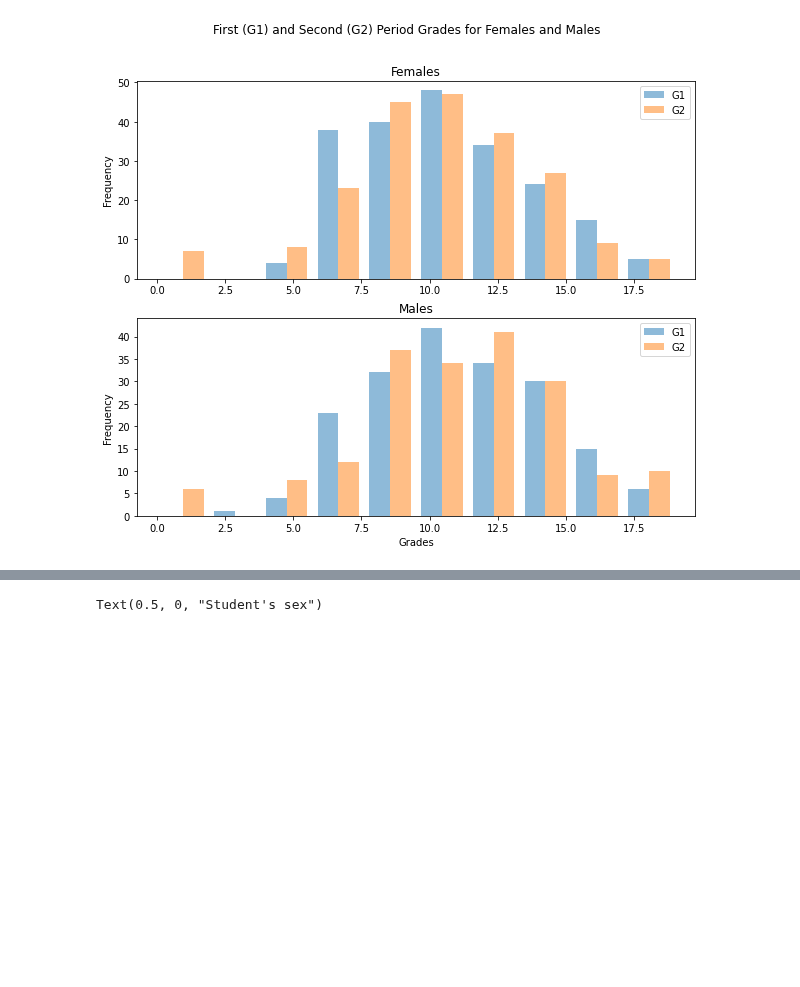
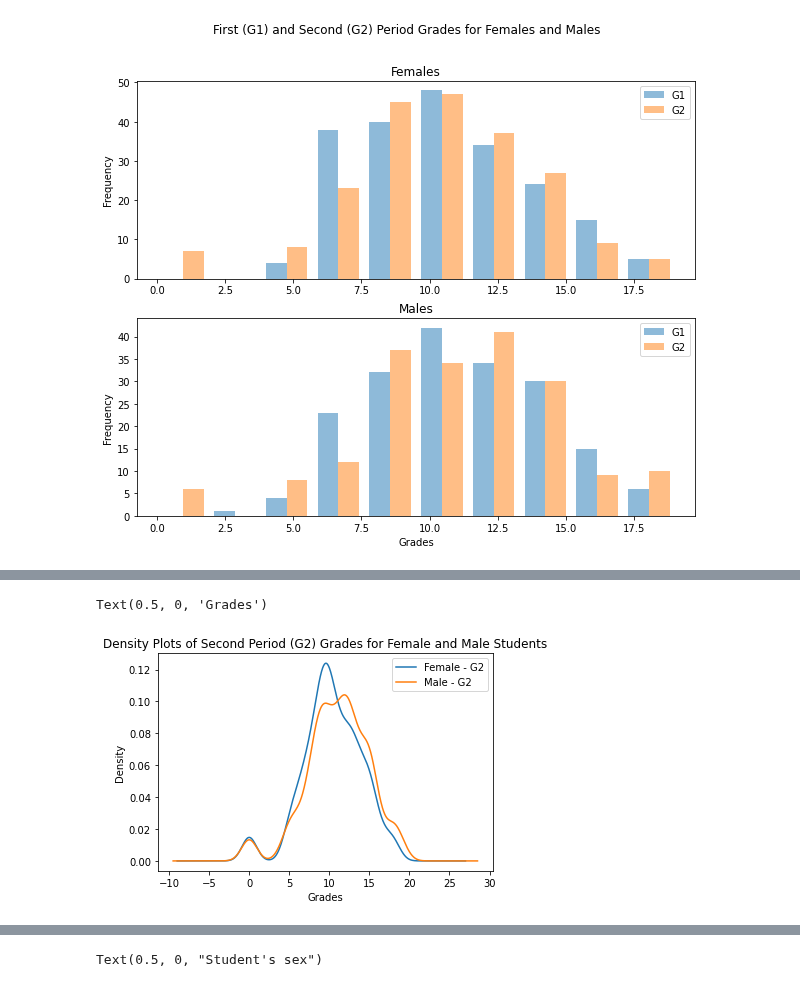
Before and after one commit to scimaksim/Python_graduate_coursework, a Jupyter notebook: HW4/Nikiforov_Assignment_4.ipynb, the cells around one changed output, grey strips where cells are left out. Saved outputs shown, nothing was run; the diff lists cells and outputs as text; code cells hidden in the pictures; blank space fills up the shorter version.

```diff
--- a/HW4/Nikiforov_Assignment_4.ipynb
+++ b/HW4/Nikiforov_Assignment_4.ipynb
@@ -307,0 +280,10 @@ plt.close()
+# %%
+# G2 density plot
+G2_grades = math_data.groupby("sex")["G2"].plot.density(bw_method=0.25)
+
+plt.title("Density Plots of Second Period (G2) Grades for Female and Male Students")
+plt.legend(["Female - G2", "Male - G2"])
+plt.xlabel("Grades")
+# %% [output]
+Text(0.5, 0, 'Grades')
+[figure, added]
```
Also changed, not shown: parts of 23 cells of this notebook, 7 other files.
